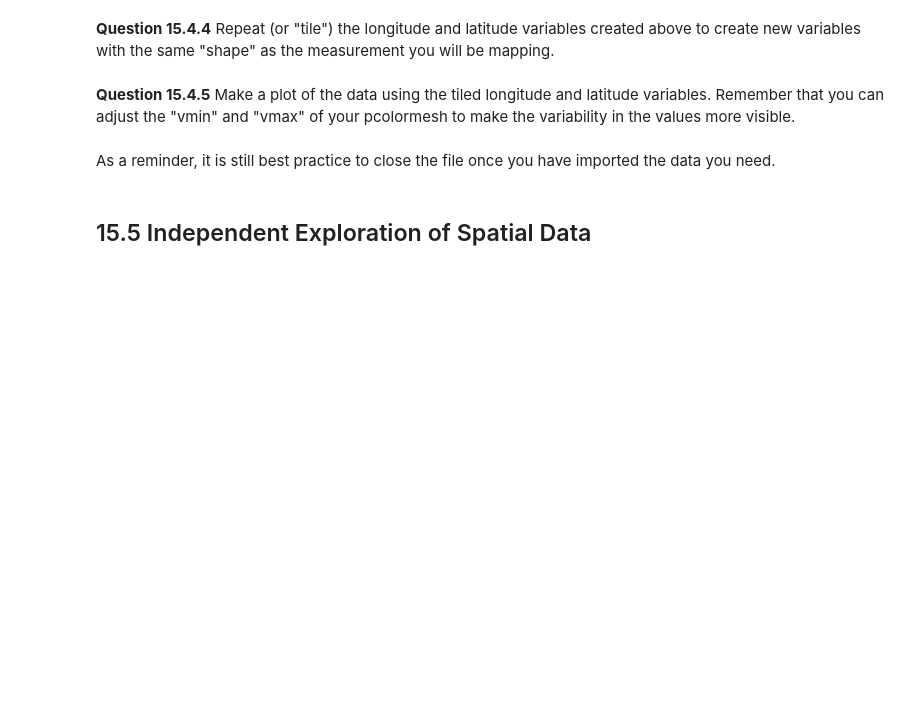
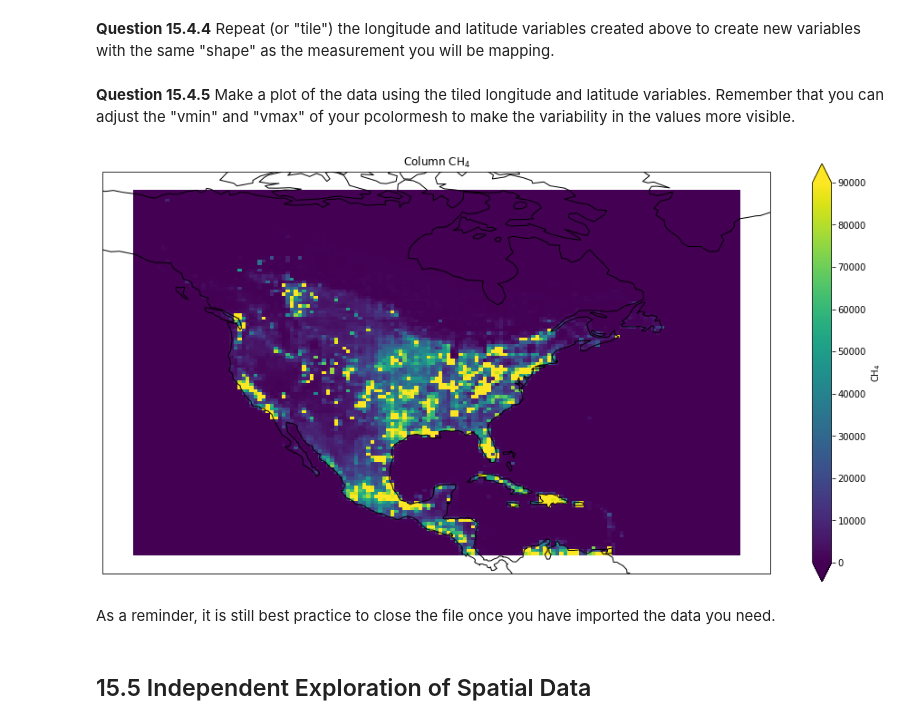
Before and after one commit to qdzhu/ACES, a Jupyter notebook: 15_Satellites_II_studentversion.ipynb, the cells around one changed output. Cells and saved outputs as stored; diff of their text form; code cells hidden in the pictures; blank space fills up the shorter version.

```diff
--- a/15_Satellites_II_studentversion.ipynb
+++ b/15_Satellites_II_studentversion.ipynb
@@ -307,0 +288,4 @@ lat = f.variables['Lat'][:]
+# %%
+emissions = f.variables['emissions'][:]
+print(emissions.shape)
+emissions_1 = emissions[0]
@@ -317,3 +298,15 @@ lat = f.variables['Lat'][:]
+# %%
+# plot the data
+fig = plt.figure()
+ax = fig.add_axes([0.1,0.1,0.8,0.8], projection=ccrs.PlateCarree())
+h = ax.pcolormesh(lon, lat, emissions_1, vmin=0, vmax=90000)
+plt.colorbar(h, label='CH$_4$', extend='both')
+ax.coastlines()
+fig.set_size_inches(16,8)
+ax.set_title('Column CH$_4$')
+plt.show()
+# %% [output]
+[figure, added]
 # %% [markdown]
 As a reminder, it is still best practice to close the file once you have imported the data you need.
 # %%
```
Also changed, not shown: parts of 7 cells of this notebook.
